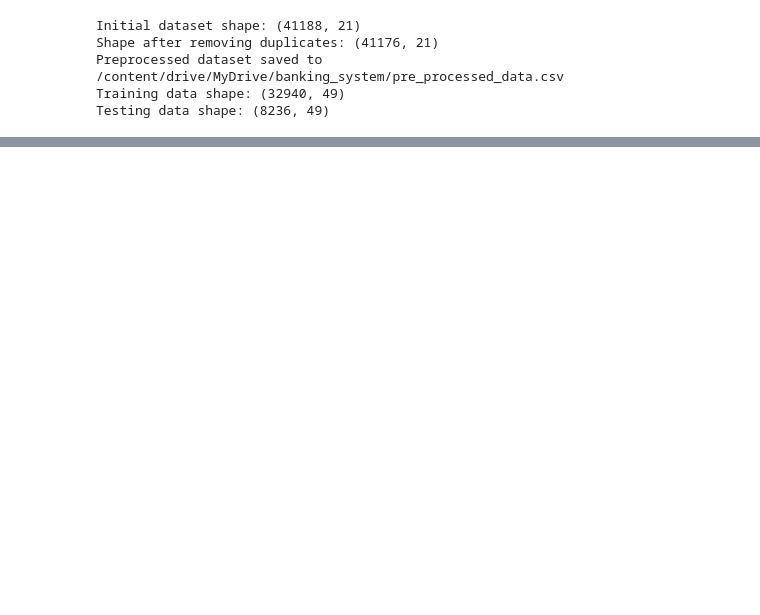
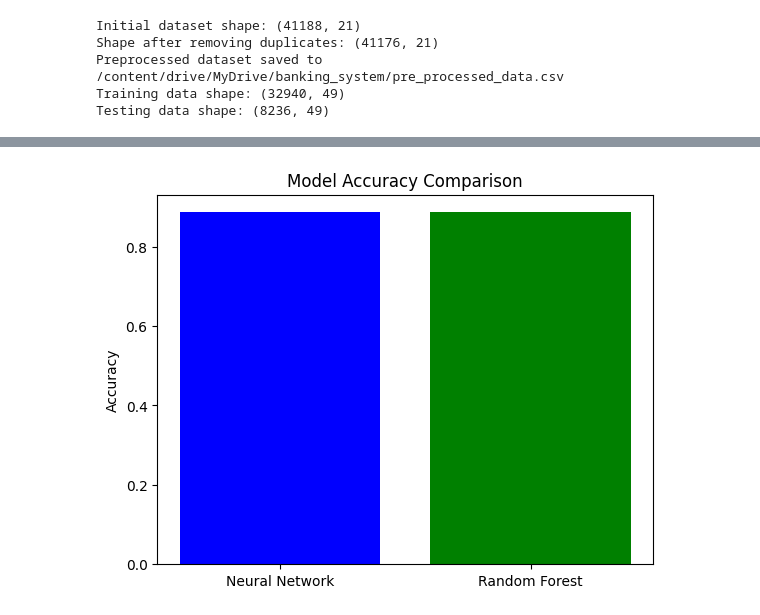
Before and after one commit to Senuth-Per/ML_Coursework_Banking_Systerm, a Jupyter notebook: Ml_CW.ipynb, the cells around one changed output, grey strips where cells are left out. Saved outputs shown, nothing was run; the diff lists cells and outputs as text; code cells hidden in the pictures; blank space fills up the shorter version.

```diff
--- a/Ml_CW.ipynb
+++ b/Ml_CW.ipynb
@@ -103,0 +208,11 @@ Testing data shape: (8236, 49)
+# %%
+# Compare Accuracy Rates
+nn_accuracy = (nn_cm[0, 0] + nn_cm[1, 1]) / np.sum(nn_cm)
+rf_accuracy = (rf_cm[0, 0] + rf_cm[1, 1]) / np.sum(rf_cm)
+
+plt.bar(['Neural Network', 'Random Forest'], [nn_accuracy, rf_accuracy], color=['blue', 'green'])
+plt.title("Model Accuracy Comparison")
+plt.ylabel("Accuracy")
+plt.show()
+# %% [output]
+[figure, added]
```
Also changed, not shown: parts of 5 cells of this notebook.
